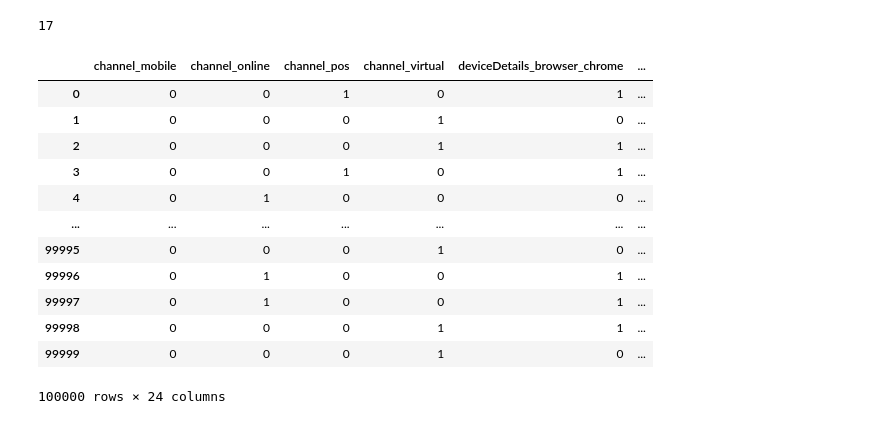
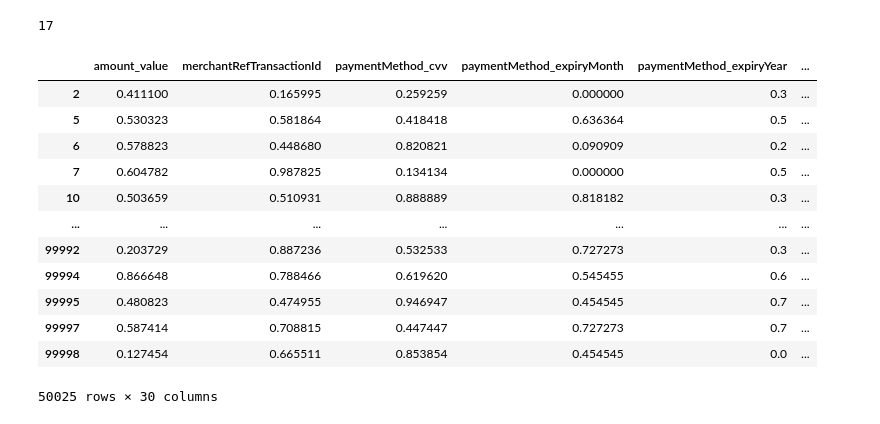
Before and after one commit to ServoCryptid/FraudDetection, a Jupyter notebook: autoencoder_approach.ipynb, the cells around one changed output. Drawn from its saved outputs; the diff is of its cells as text; code cells hidden in the pictures.

```diff
--- a/autoencoder_approach.ipynb
+++ b/autoencoder_approach.ipynb
@@ -147,27 +148,32 @@ train_df[['channel', 'deviceDetails_browser', 'deviceDetails_device',
 encoded_feats = pd.get_dummies(train_df[['channel', 'deviceDetails_browser', 'deviceDetails_device',
                                            'paymentMethod_apmType', 'paymentMethod_cardType', 'paymentMethod_cardSubType']])
 
-encoded_feats
-# *TODO: drop the older categorical feats
+# print(encoded_feats)
+X = train_df.drop(categorical_features, axis=1)
+len(X.columns)
+X = pd.concat([X, encoded_feats], axis=1)
+len(X.columns)
 
-# X = train_df.drop(['class'], axis=1)
-# Y = train_df['class'].values
+Y = train_df['class'].values
 
-# X_scale = preprocessing.MinMaxScaler().fit_transform(X.values)
-# X_norm, X_fraud = X_scale[Y == 0], x_scale[Y == 1]
+X[X.columns] = preprocessing.MinMaxScaler().fit_transform(X.values)
+# X['amount_value'].min()  # just checking
+X_norm, X_fraud = X[Y == 0], X[Y == 1]
-# %% [output]
-|  | channel_mobile | channel_online | channel_pos | channel_virtual | deviceDetails_browser_chrome | ... |
-| 0 | 0 | 0 | 1 | 0 | 1 | ... |
-| 1 | 0 | 0 | 0 | 1 | 0 | ... |
-| 2 | 0 | 0 | 0 | 1 | 1 | ... |
-| 3 | 0 | 0 | 1 | 0 | 1 | ... |
-| 4 | 0 | 1 | 0 | 0 | 0 | ... |
-| ... | ... | ... | ... | ... | ... | ... |
-| 99995 | 0 | 0 | 0 | 1 | 0 | ... |
-| 99996 | 0 | 1 | 0 | 0 | 1 | ... |
-| 99997 | 0 | 1 | 0 | 0 | 1 | ... |
-| 99998 | 0 | 0 | 0 | 1 | 1 | ... |
-| 99999 | 0 | 0 | 0 | 1 | 0 | ... |
-100000 rows × 24 columns
+# %%
+X_fraud
+# %% [output]
+|  | amount_value | merchantRefTransactionId | paymentMethod_cvv | paymentMethod_expiryMonth | paymentMethod_expiryYear | ... |
+| 2 | 0.411100 | 0.165995 | 0.259259 | 0.000000 | 0.3 | ... |
+| 5 | 0.530323 | 0.581864 | 0.418418 | 0.636364 | 0.5 | ... |
+| 6 | 0.578823 | 0.448680 | 0.820821 | 0.090909 | 0.2 | ... |
+| 7 | 0.604782 | 0.987825 | 0.134134 | 0.000000 | 0.5 | ... |
+| 10 | 0.503659 | 0.510931 | 0.888889 | 0.818182 | 0.3 | ... |
+| ... | ... | ... | ... | ... | ... | ... |
+| 99992 | 0.203729 | 0.887236 | 0.532533 | 0.727273 | 0.3 | ... |
+| 99994 | 0.866648 | 0.788466 | 0.619620 | 0.545455 | 0.6 | ... |
+| 99995 | 0.480823 | 0.474955 | 0.946947 | 0.454545 | 0.7 | ... |
+| 99997 | 0.587414 | 0.708815 | 0.447447 | 0.727273 | 0.7 | ... |
+| 99998 | 0.127454 | 0.665511 | 0.853854 | 0.454545 | 0.0 | ... |
+50025 rows × 30 columns
 # %%
 # train the network
```
Also changed, not shown: parts of 9 cells of this notebook.
